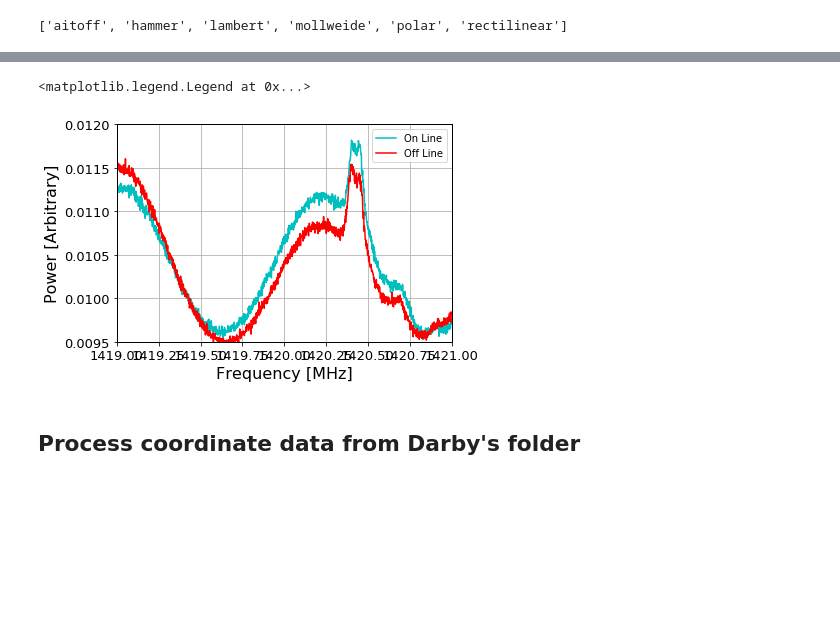
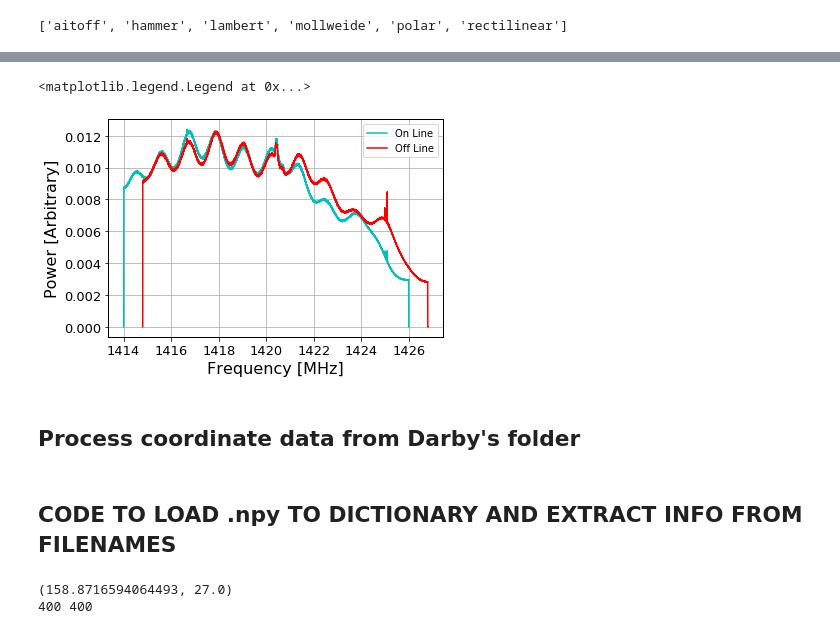
Before and after one commit to James11222/radiolab_repo, a Jupyter notebook: lab4/Emily/lab4.ipynb, the cells around one changed output, grey strips where cells are left out. Saved outputs shown, nothing was run; the diff lists cells and outputs as text; code cells hidden in the pictures; blank space fills up the shorter version.

Commit message:
load .npy files

```diff
--- a/lab4/Emily/lab4.ipynb
+++ b/lab4/Emily/lab4.ipynb
@@ -130,23 +181,23 @@ print(data_on)
 # %%
 avg_fft_off = calc_avg_power_fft(data_off)
 avg_fft_on = calc_avg_power_fft(data_on)
-freq = calc_freq(samples=8192, frequency=150)
+# freq = calc_freq(samples=8192, frequency=150)
 freq = np.linspace(144, 156, 8192)
 # plt.plot(freq+1270, avg_fft_off, label='Off')
 # plt.plot(freq+1270.8, avg_fft_on, label='On')
 avg_data_on = calc_avg(data_on)
 avg_data_off = calc_avg(data_off)
 plt.plot(freq+1270, avg_data_on, label='On Line', color='c')
 plt.plot(freq+1270.8, avg_data_off, label='Off Line', color='r')
-plt.ylim(0.0095, 0.012)
-plt.xlim(1419, 1421)
+# plt.ylim(0.0095, 0.012)
+# plt.xlim(1419, 1421)
 plt.xlabel('Frequency [MHz]')
 plt.ylabel('Power [Arbitrary]')
 plt.legend()
 # plt.xlim(1420,1421)
 # %% [output]
 <matplotlib.legend.Legend at 0x...>
-[figure, old version]
+[figure, new version]
 # %% [markdown]
 ## Process coordinate data from Darby's folder
 # %%
@@ -187,3 +247,5 @@ for filename in os.listdir(os.getcwd()):
+# %% [markdown]
+## CODE TO LOAD .npy TO DICTIONARY AND EXTRACT INFO FROM FILENAMES
 # %%
 # CODE TO LOAD SPECTRA NUMPY FILES IN A DICT
 
@@ -217,0 +276,32 @@ for coord in data_dict.keys():
+# %%
+# RUN THIS CELL TO LOOP THROUGH ALL SPECTRA
+# SAVES ls, bs, ras, decs, jds, specs (main), and Ts which are ordered in the same order
+
+ls = []
+bs = []
+ras, decs, jds = [], [], []
+specs = []
+Ts = []
+
+for coord in data_dict.keys():
+    l, b = coord
+    main, noise_on, noise_off, ra, dec, jd = data_dict.get(coord)
+
+    if len(main) == 0 or len(noise_on) == 0 or len(noise_off) == 0:
+        print(coord)
+        continue
+    temperature = T_0(main, noise_on, noise_off)
+
+    ls.append(l)
+    bs.append(b)
+    specs.append(main)
+    Ts.append(temperature)
+    ras.append(ra)
+    decs.append(dec)
+    jds.append(jd)
+
+#bayern13 18rway
+print(len(ras), len(decs))
+# %% [output]
+(158.8716594064493, 27.0)
+400 400
```
Also changed, not shown: parts of 21 cells of this notebook, 47 other files.
